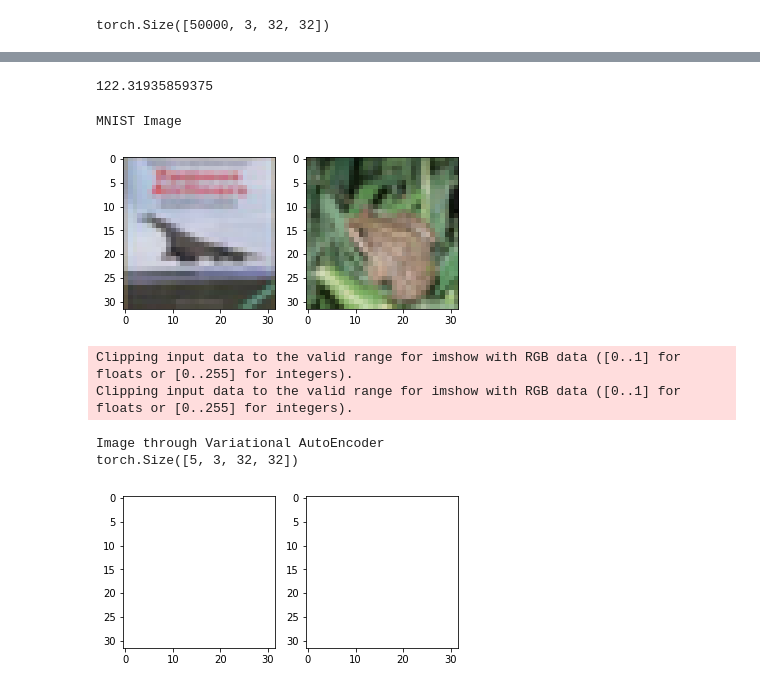
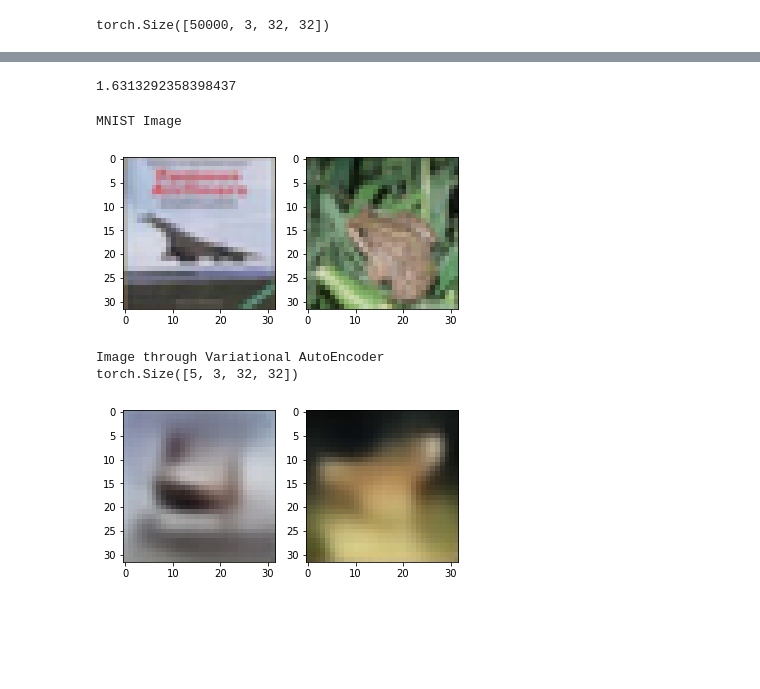
Before and after one commit to SIDDXSingh/AutoEncoders, a Jupyter notebook: VAE_Cifar10.ipynb, the cells around one changed output, grey strips where cells are left out. Saved outputs shown, nothing was run; the diff lists cells and outputs as text; code cells hidden in the pictures; blank space fills up the shorter version.

```diff
--- a/VAE_Cifar10.ipynb
+++ b/VAE_Cifar10.ipynb
@@ -64,17 +65,17 @@ class EncoderBlock(nn.Module):
 
         self.expansion=4
 
-        self.conv1=nn.Conv2d(in_channels, out_channels,kernel_size=1,stride=1,padding=0)
-
+        self.conv1=nn.Conv2d(in_channels, out_channels,kernel_size=3,stride=1,padding=1)
         self.bn1=nn.BatchNorm2d(out_channels)
 
         self.conv2=nn.Conv2d(out_channels, out_channels,kernel_size=3,stride=stride,padding=1)
         self.bn2=nn.BatchNorm2d(out_channels)
-        self.conv3=nn.Conv2d(out_channels, out_channels*self.expansion,kernel_size=1,stride=1,padding=0)
-        self.bn3=nn.BatchNorm2d(out_channels*self.expansion)
+
+
         self.relu=nn.ReLU()
         self.identity_downsample=identity_downsample
         self.stride=stride
+
 
     def forward(self, x):
 
@@ -87,9 +88,6 @@ class EncoderBlock(nn.Module):
         x=self.relu(x)
         x=self.conv2(x)
         x=self.bn2(x)
-        x=self.relu(x)
-        x=self.conv3(x)
-        x=self.bn3(x)
         x=self.relu(x)
 
 
@@ -112,15 +110,11 @@ class DecoderBlock(nn.Module):
         self.contract=4
         self.out_channels=out_channels
 
-        self.trans1=nn.ConvTranspose2d(in_channels, out_channels, 3, stride, padding)
+        self.trans1=nn.ConvTranspose2d(in_channels, out_channels, 3, 1, 1)
         self.bn1=nn.BatchNorm2d(out_channels)
 
-        self.trans2=nn.ConvTranspose2d(out_channels, out_channels, 1, 1, 0)
+        self.trans2=nn.ConvTranspose2d(out_channels, out_channels, 3, stride, padding)
         self.bn2=nn.BatchNorm2d(out_channels)
-
-        self.trans3=nn.ConvTranspose2d(out_channels, out_channels//self.contract, 1, 1, 0)
-        self.bn3=nn.BatchNorm2d(out_channels//self.contract)
-
 
 
         self.relu=nn.ReLU()
@@ -140,28 +134,19 @@ class DecoderBlock(nn.Module):
             shape=[x.size()[0],self.out_channels,self.shape,self.shape]
 
 
-        x=self.trans1(x,shape)
+        x=self.trans1(x)
         x=self.bn1(x)
         x=self.relu(x)
 
-        x=self.trans2(x)
+        x=self.trans2(x,shape)
         x=self.bn2(x)
         x=self.relu(x)
 
-        x=self.trans3(x)
-        #print("3",x.size())
-
-        x=self.bn3(x)
-        #print(x.size())
-        x=self.relu(x)
-        #print(x.size())
-
         if self.upsample is not None:
             identity=self.upsample(identity,x.size())
-            identity=self.bn3(identity)
+            identity=self.bn2(identity)
 
         #print("id",identity.size())
-        #print("x+",x.size())
         x+=identity
         x=self.relu(x)
 
@@ -297,5 +290,5 @@ class ResNet(nn.Module):
 
         return nn.Sequential(*layers)
 # %%
-net=ResNet(encode_block,[2,2,3], decode_block, [1,1,2,3], 3, 10).to(device)
+net=ResNet(encode_block,[2,2,2,2], decode_block, [2,2,2,2], 3, 10).to(device)
 # %%
@@ -346,37 +345,35 @@ def test(X):
         cost=0
         batch=torch.randperm(X.shape[0])
         for i in range(0, X.shape[0],batch_size):
-            output,mean,std=net(X[batch[i:i+batch_size]])
-            loss=variational_loss(output,X[batch[i:i+batch_size]],mean,std)
+            output,mean,std=net(X[batch[i:i+batch_size]].to(device))
+            loss=variational_loss(output,X[batch[i:i+batch_size]].to(device),mean,std)
             cost=cost+loss.item()
         print(cost/X.shape[0])
 test(test_images)
 # %% [output]
-122.31935859375
+1.6313292358398437
 # %%
 print("MNIST Image")
 fig, axes = plt.subplots(1,2)
 axes[0].imshow(test_img[3])
 axes[1].imshow(test_img[4])
 
 plt.show()
 
 print("Image through Variational AutoEncoder")
 # print(test_images[1:45].shape)
-output=net(test_images[:5])
+output=net(test_images[:5].to(device))
 print(output[0].size())
 output_img=((output[0].to(torch.device('cpu'))).permute(0,2,3,1).detach().numpy())
 
 fig, axes = plt.subplots(1,2)
-axes[0].imshow(output_img[3])
-axes[1].imshow(output_img[4])
+axes[0].imshow(output_img[3].astype('uint8'))
+axes[1].imshow(output_img[4].astype('uint8'))
 
 plt.show()
 # %% [output]
 MNIST Image
 [figure]
-Clipping input data to the valid range for imshow with RGB data ([0..1] for floats or [0..255] for integers).
-Clipping input data to the valid range for imshow with RGB data ([0..1] for floats or [0..255] for integers).
+Image through Variational AutoEncoder
+torch.Size([5, 3, 32, 32])
-Image through Variational AutoEncoder
-torch.Size([5, 3, 32, 32])
-[figure, old version]
+[figure, new version]
```
Also changed, not shown: parts of 18 cells of this notebook.
